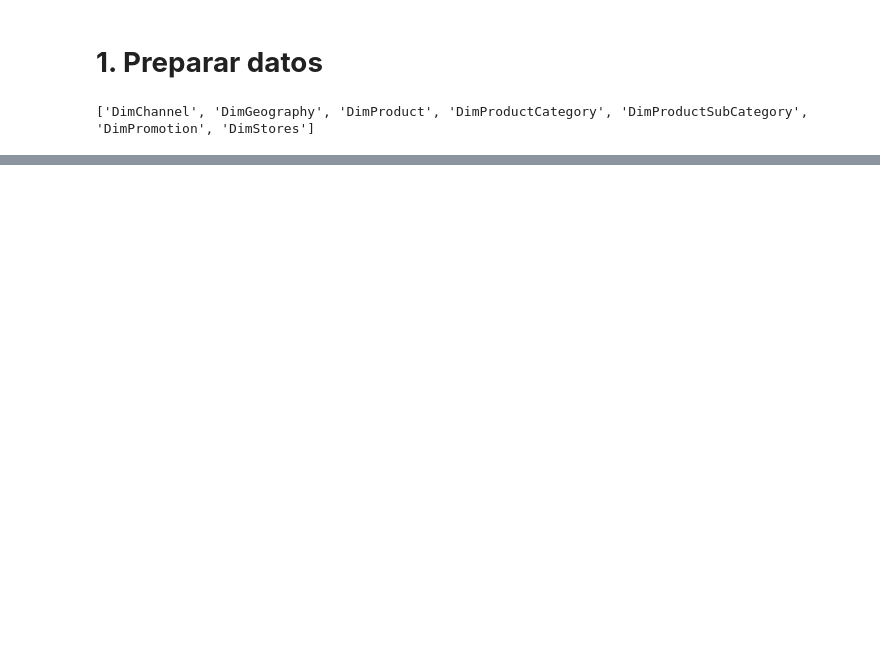
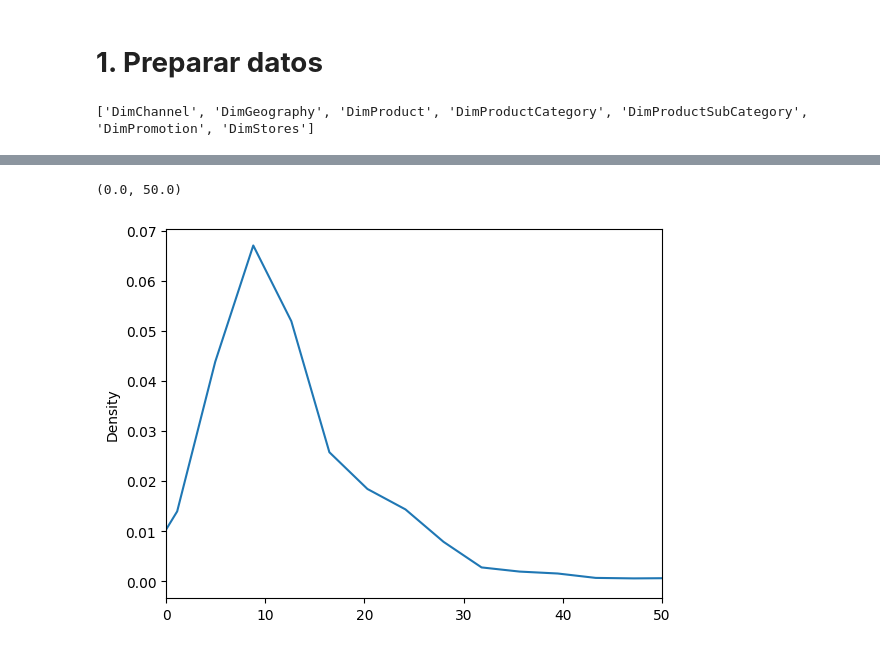
Before and after one commit to DarkLyng/Proyecto_Modelos, a Jupyter notebook: Proyecto_Modelos_.ipynb, the cells around one changed output, grey strips where cells are left out. Cells and saved outputs as stored; diff of their text form; code cells hidden in the pictures; blank space fills up the shorter version.

```diff
--- a/Proyecto_Modelos_.ipynb
+++ b/Proyecto_Modelos_.ipynb
@@ -73,0 +21,10 @@ dimproduct.info
+# %%
+tabs = ['DimChannel', 'DimGeography', 'DimProduct', 'DimProductCategory', 'DimProductSubCategory', 'DimPromotion', 'DimStores']
+final_tables = []
+# %%
+for tab in tabs:
+  df = pd.read_excel("/content/Contoso Sales.xlsx", sheet_name=tab)
+  final_tables.append(df)
+# %%
+ventas = pd.read_table("FactSales.txt")
+final_tables.append(ventas)
@@ -73,0 +52,6 @@ dimproduct.info
+# %%
+final_tables[7]["SalesQuantity"].plot.kde()
+plt.xlim([0,50])
+# %% [output]
+(0.0, 50.0)
+[figure, added]
```
Also changed, not shown: parts of 11 cells of this notebook.
